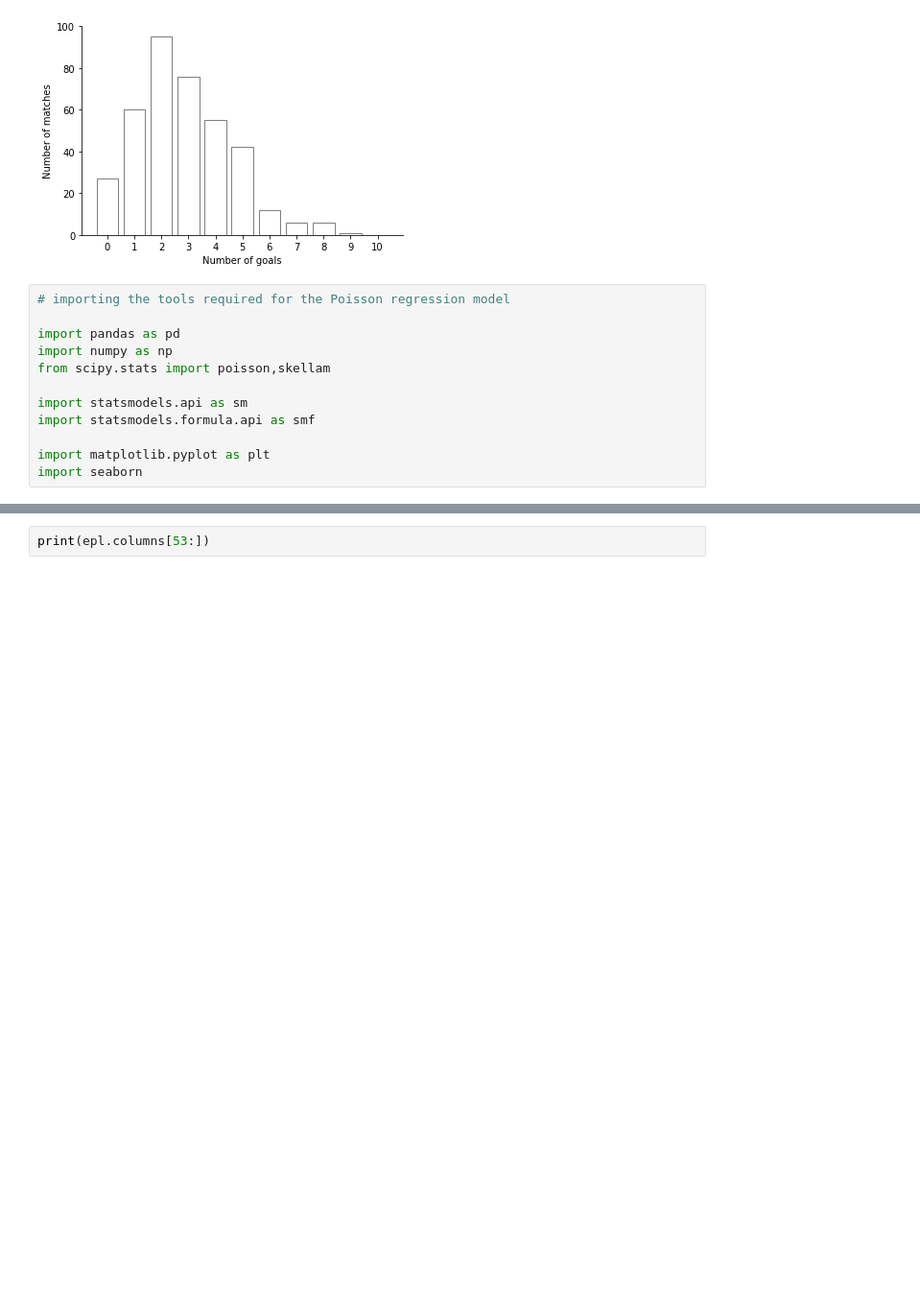
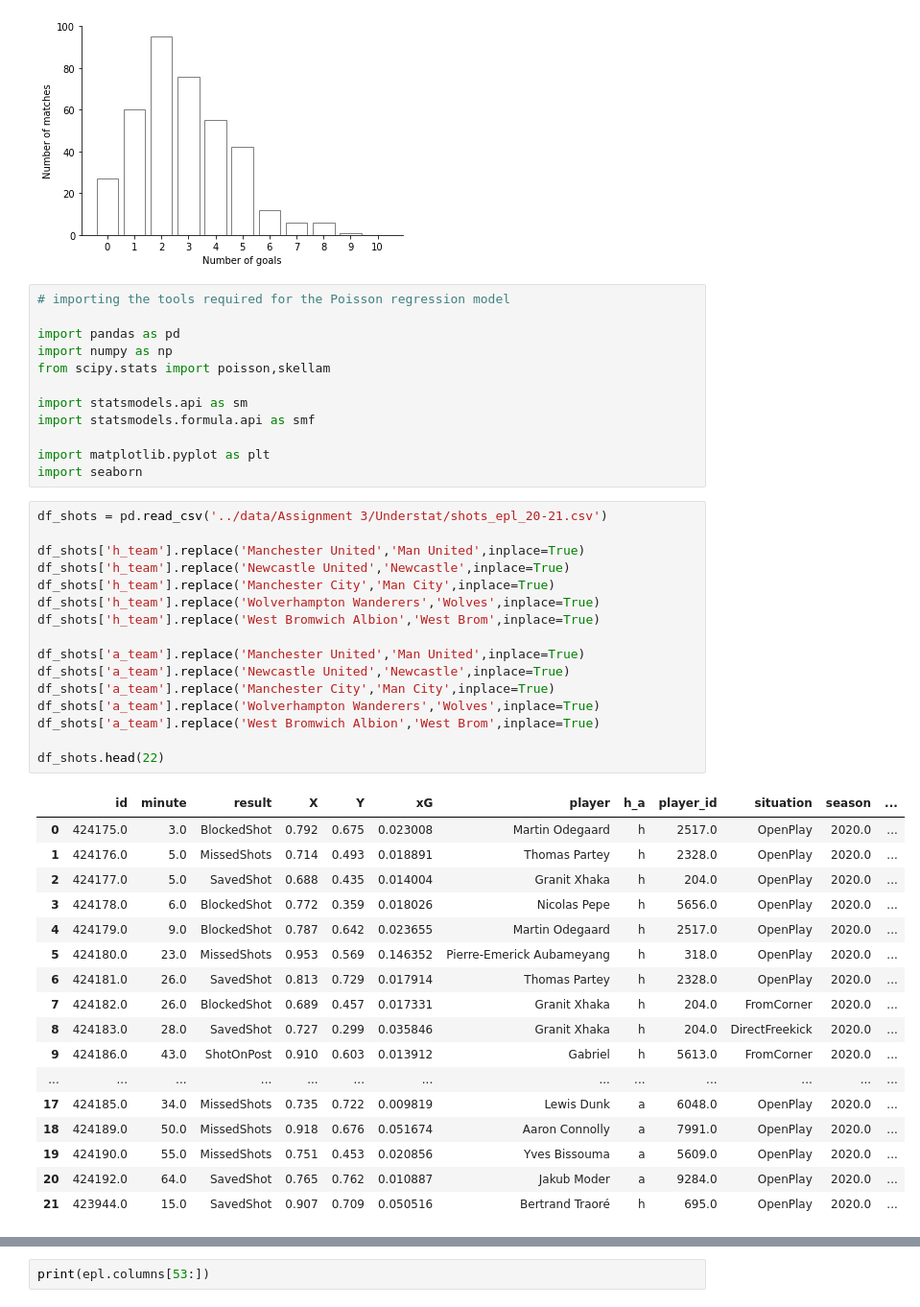
Before and after one commit to yashkarle/soccer-ds-stats, a Jupyter notebook: Projects/4UppsalaMMS/5_SimMatches/sim_match.ipynb, the cells around one changed output, grey strips where cells are left out. Shown at 96% size. Saved outputs shown, nothing was run; the diff lists cells and outputs as text; blank space fills up the shorter version.

```diff
--- a/Projects/4UppsalaMMS/5_SimMatches/sim_match.ipynb
+++ b/Projects/4UppsalaMMS/5_SimMatches/sim_match.ipynb
@@ -118,3 +118,37 @@ import statsmodels.formula.api as smf
 
 import matplotlib.pyplot as plt
 import seaborn
+# %%
+df_shots = pd.read_csv('../data/Assignment 3/Understat/shots_epl_20-21.csv')
+
+df_shots['h_team'].replace('Manchester United','Man United',inplace=True)
+df_shots['h_team'].replace('Newcastle United','Newcastle',inplace=True)
+df_shots['h_team'].replace('Manchester City','Man City',inplace=True)
+df_shots['h_team'].replace('Wolverhampton Wanderers','Wolves',inplace=True)
+df_shots['h_team'].replace('West Bromwich Albion','West Brom',inplace=True)
+
+df_shots['a_team'].replace('Manchester United','Man United',inplace=True)
+df_shots['a_team'].replace('Newcastle United','Newcastle',inplace=True)
+df_shots['a_team'].replace('Manchester City','Man City',inplace=True)
+df_shots['a_team'].replace('Wolverhampton Wanderers','Wolves',inplace=True)
+df_shots['a_team'].replace('West Bromwich Albion','West Brom',inplace=True)
+
+df_shots.head(22)
+# %% [output]
+|  | id | minute | result | X | Y | xG | player | h_a | player_id | situation | season | ... |
+| 0 | 424175.0 | 3.0 | BlockedShot | 0.792 | 0.675 | 0.023008 | Martin Odegaard | h | 2517.0 | OpenPlay | 2020.0 | ... |
+| 1 | 424176.0 | 5.0 | MissedShots | 0.714 | 0.493 | 0.018891 | Thomas Partey | h | 2328.0 | OpenPlay | 2020.0 | ... |
+| 2 | 424177.0 | 5.0 | SavedShot | 0.688 | 0.435 | 0.014004 | Granit Xhaka | h | 204.0 | OpenPlay | 2020.0 | ... |
+| 3 | 424178.0 | 6.0 | BlockedShot | 0.772 | 0.359 | 0.018026 | Nicolas Pepe | h | 5656.0 | OpenPlay | 2020.0 | ... |
+| 4 | 424179.0 | 9.0 | BlockedShot | 0.787 | 0.642 | 0.023655 | Martin Odegaard | h | 2517.0 | OpenPlay | 2020.0 | ... |
+| 5 | 424180.0 | 23.0 | MissedShots | 0.953 | 0.569 | 0.146352 | Pierre-Emerick Aubameyang | h | 318.0 | OpenPlay | 2020.0 | ... |
+| 6 | 424181.0 | 26.0 | SavedShot | 0.813 | 0.729 | 0.017914 | Thomas Partey | h | 2328.0 | OpenPlay | 2020.0 | ... |
+| 7 | 424182.0 | 26.0 | BlockedShot | 0.689 | 0.457 | 0.017331 | Granit Xhaka | h | 204.0 | FromCorner | 2020.0 | ... |
+| 8 | 424183.0 | 28.0 | SavedShot | 0.727 | 0.299 | 0.035846 | Granit Xhaka | h | 204.0 | DirectFreekick | 2020.0 | ... |
+| 9 | 424186.0 | 43.0 | ShotOnPost | 0.910 | 0.603 | 0.013912 | Gabriel | h | 5613.0 | FromCorner | 2020.0 | ... |
+| ... | ... | ... | ... | ... | ... | ... | ... | ... | ... | ... | ... | ... |
+| 17 | 424185.0 | 34.0 | MissedShots | 0.735 | 0.722 | 0.009819 | Lewis Dunk | a | 6048.0 | OpenPlay | 2020.0 | ... |
+| 18 | 424189.0 | 50.0 | MissedShots | 0.918 | 0.676 | 0.051674 | Aaron Connolly | a | 7991.0 | OpenPlay | 2020.0 | ... |
+| 19 | 424190.0 | 55.0 | MissedShots | 0.751 | 0.453 | 0.020856 | Yves Bissouma | a | 5609.0 | OpenPlay | 2020.0 | ... |
+| 20 | 424192.0 | 64.0 | SavedShot | 0.765 | 0.762 | 0.010887 | Jakub Moder | a | 9284.0 | OpenPlay | 2020.0 | ... |
+| 21 | 423944.0 | 15.0 | SavedShot | 0.907 | 0.709 | 0.050516 | Bertrand Traoré | h | 695.0 | OpenPlay | 2020.0 | ... |
```
Also changed, not shown: parts of 24 cells of this notebook, 2 other files.
